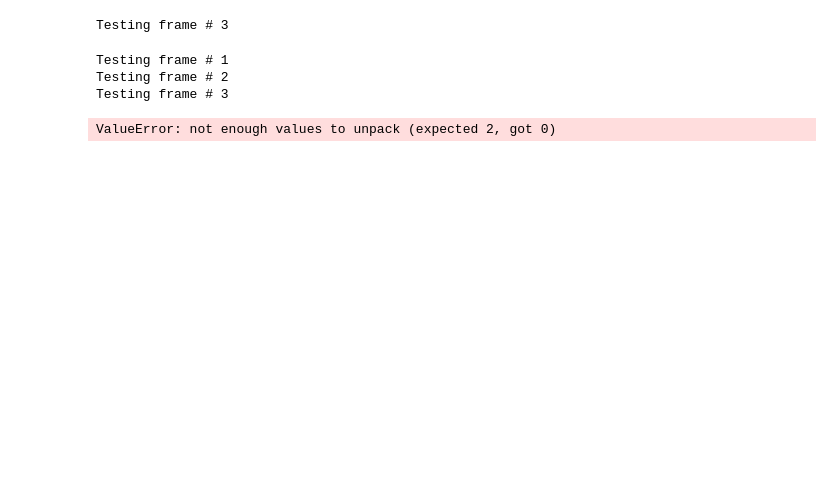
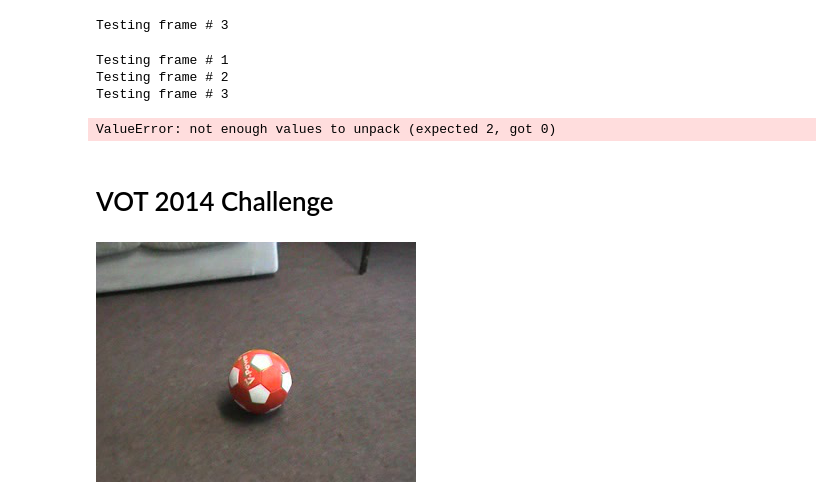
Before and after one commit to devyhia/pygoturn, a Jupyter notebook: Test GOTURN.ipynb, the cells around one changed output. Saved outputs shown, nothing was run; the diff lists cells and outputs as text; code cells hidden in the pictures; blank space fills up the shorter version.

```diff
--- a/Test GOTURN.ipynb
+++ b/Test GOTURN.ipynb
@@ -118,0 +95,6 @@ import
+# %% [markdown]
+# VOT 2014 Challenge
+# %%
+Image.open('../vot-toolkit/tum-workspace/sequences/ball/00000112.jpg')
+# %% [output]
+[figure, added]
```
Also changed, not shown: parts of 18 cells of this notebook, 3 other files.
